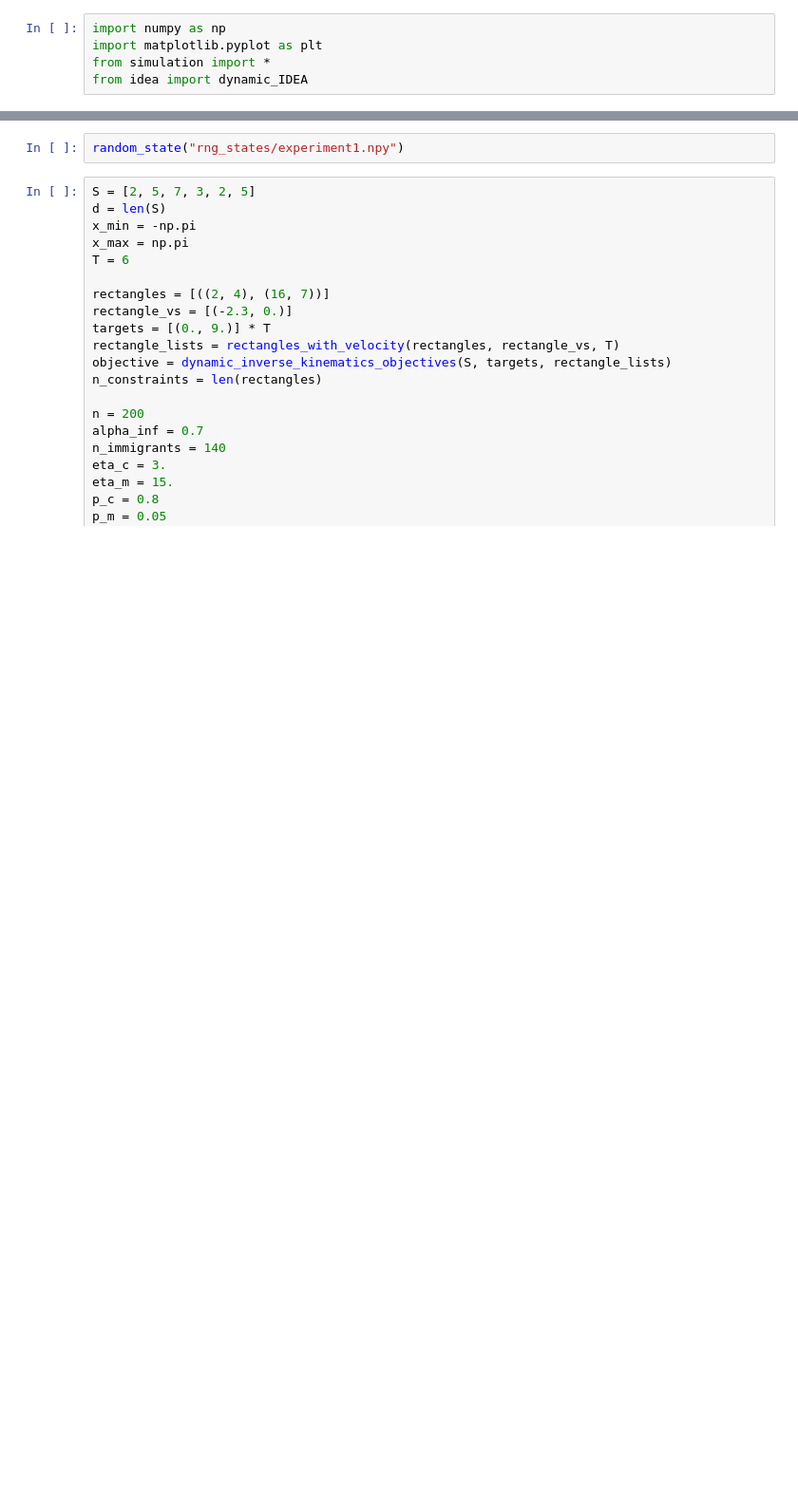
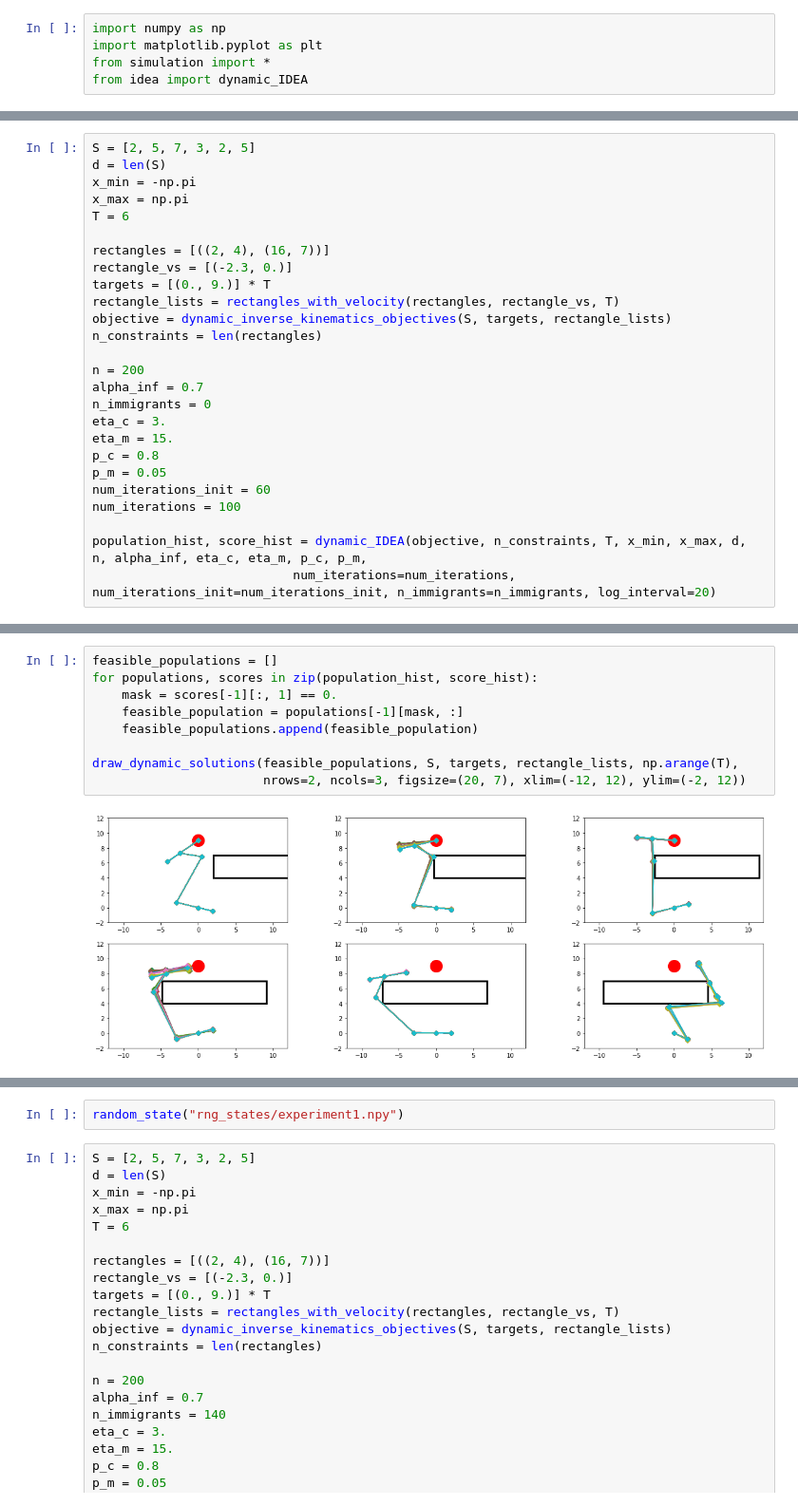
Before and after one commit to JaworWr/Dynamic-inverse-kinematics, a Jupyter notebook: Experiment1.ipynb, the cells around one changed output, grey strips where cells are left out. Shown at 95% size. Saved outputs shown, nothing was run; the diff lists cells and outputs as text; blank space fills up the shorter version.

```diff
--- a/Experiment1.ipynb
+++ b/Experiment1.ipynb
@@ -5,0 +8,26 @@ from idea import dynamic_IDEA
+# %%
+S = [2, 5, 7, 3, 2, 5]
+d = len(S)
+x_min = -np.pi
+x_max = np.pi
+T = 6
+
+rectangles = [((2, 4), (16, 7))]
+rectangle_vs = [(-2.3, 0.)]
+targets = [(0., 9.)] * T
+rectangle_lists = rectangles_with_velocity(rectangles, rectangle_vs, T)
+objective = dynamic_inverse_kinematics_objectives(S, targets, rectangle_lists)
+n_constraints = len(rectangles)
+
+n = 200
+alpha_inf = 0.7
+n_immigrants = 0
+eta_c = 3.
+eta_m = 15.
+p_c = 0.8
+p_m = 0.05
+num_iterations_init = 60
+num_iterations = 100
+
+population_hist, score_hist = dynamic_IDEA(objective, n_constraints, T, x_min, x_max, d, n, alpha_inf, eta_c, eta_m, p_c, p_m,
+                           num_iterations=num_iterations, num_iterations_init=num_iterations_init, n_immigrants=n_immigrants, log_interval=20)
@@ -5,0 +56,11 @@ from idea import dynamic_IDEA
+# %%
+feasible_populations = []
+for populations, scores in zip(population_hist, score_hist):
+    mask = scores[-1][:, 1] == 0.
+    feasible_population = populations[-1][mask, :]
+    feasible_populations.append(feasible_population)
+
+draw_dynamic_solutions(feasible_populations, S, targets, rectangle_lists, np.arange(T),
+                       nrows=2, ncols=3, figsize=(20, 7), xlim=(-12, 12), ylim=(-2, 12))
+# %% [output]
+[figure, added]
```
Also changed, not shown: parts of 9 cells of this notebook, 4 other files.
